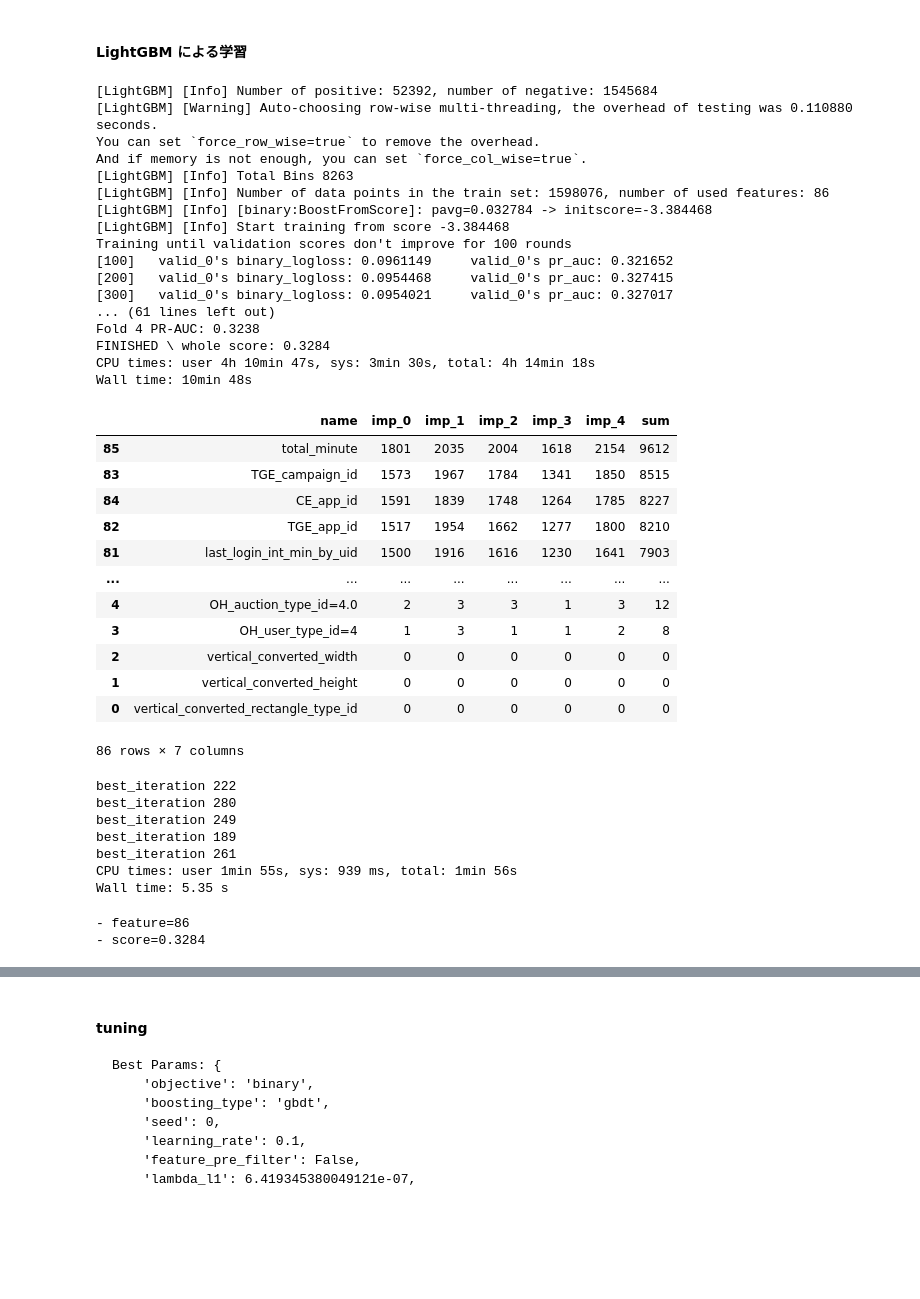
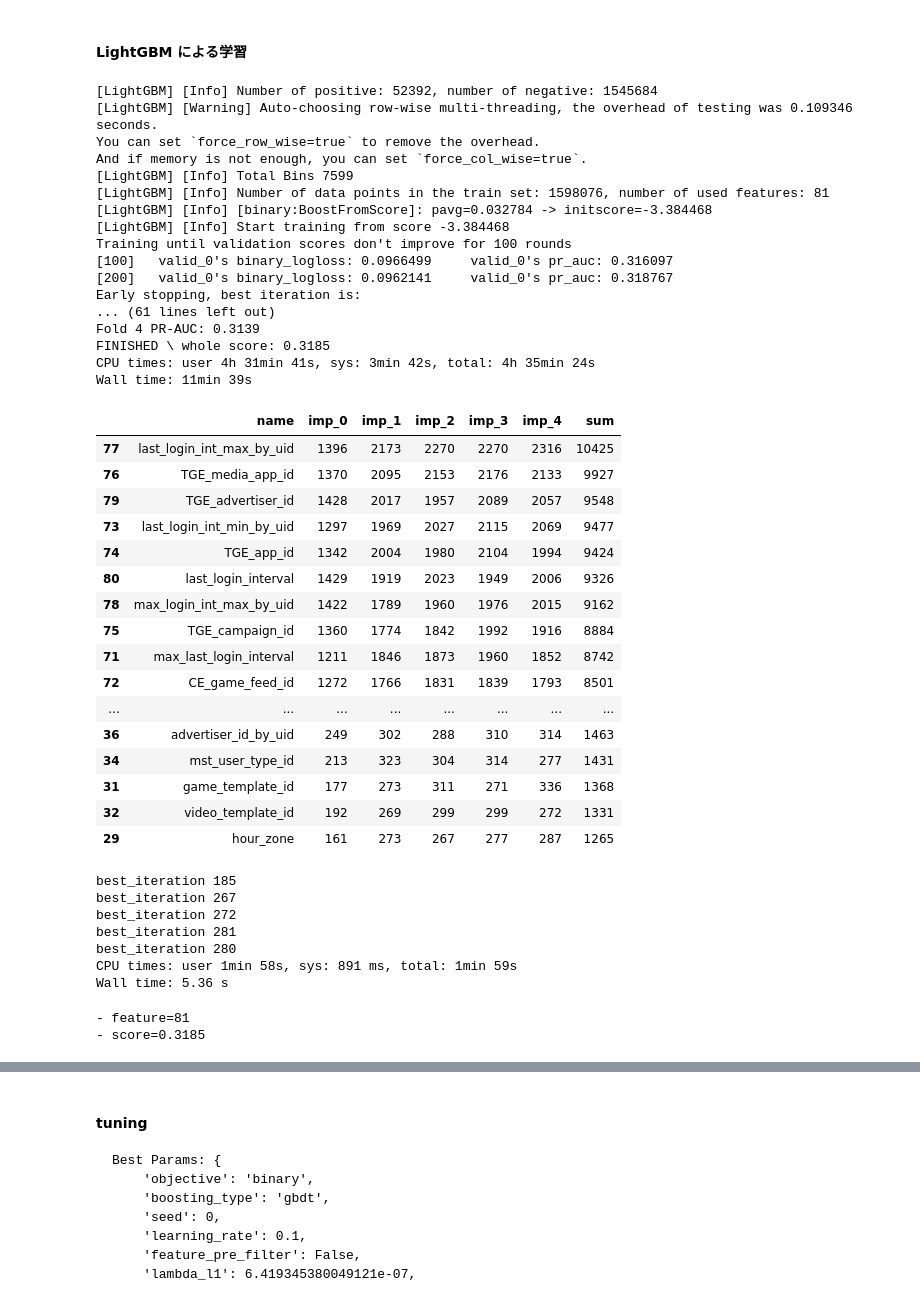
Before and after one commit to yumehara/atmacup7, a Jupyter notebook: notebook/Simple_modeling.ipynb, the cells around one changed output, grey strips where cells are left out. Cells and saved outputs as stored; diff of their text form; code cells hidden in the pictures; blank space fills up the shorter version.

```diff
--- a/notebook/Simple_modeling.ipynb
+++ b/notebook/Simple_modeling.ipynb
@@ -154,8 +154,8 @@ def create_count_encoding_features(input_df, is_test=False):
         'category_id',
         'adnw_id',
         'adspot_id',
-        'app_id',
-        'advertiser_id',
+#         'app_id',
+#         'advertiser_id',
         'uid',
         'game_feed_id'
     ]
@@ -253,9 +243,10 @@ def create_category_features(input_df, is_test=False):
 def create_date_features(input_df, is_test=False):
     date_df = pd.DataFrame(pd.to_datetime(input_df['imp_at'], utc=True))
     date_df['imp_at'] = date_df['imp_at'].dt.tz_convert('Asia/Tokyo')
-    date_df['day'] = date_df['imp_at'].dt.day
+#     date_df['day'] = date_df['imp_at'].dt.day
     date_df['hour'] = date_df['imp_at'].dt.hour
-    date_df['total_minute'] = date_df['imp_at'].dt.hour*60+date_df['imp_at'].dt.minute
+#     date_df['total_minute'] = date_df['imp_at'].dt.hour*60+date_df['imp_at'].dt.minute
+    date_df['hour_zone'] = pd.cut(date_df['hour'].values, bins=[-np.inf, 6, 12, 18, np.inf]).codes
     date_df['dayofweek'] = date_df['imp_at'].dt.dayofweek
     date_df.drop(columns=['imp_at'], inplace=True)
     return date_df
@@ -330,7 +321,6 @@ def create_gamefeed_features(input_df, is_test=False):
 # %%
 processors = [
     create_continuous_features,
-    create_category_features,
     create_label_encoding_features,
     create_date_features,
     create_campaign_features,
@@ -458,22 +448,22 @@ def tuning_lgbm(X, y, cv, params, verbose=100):
 oof, models, score = train_lgbm(train_feat_df, y, cv, params=lgbm_param)
 # %% [output]
 [LightGBM] [Info] Number of positive: 52392, number of negative: 1545684
-[LightGBM] [Warning] Auto-choosing row-wise multi-threading, the overhead of testing was 0.110880 seconds.
+[LightGBM] [Warning] Auto-choosing row-wise multi-threading, the overhead of testing was 0.109346 seconds.
 You can set `force_row_wise=true` to remove the overhead.
 And if memory is not enough, you can set `force_col_wise=true`.
-[LightGBM] [Info] Total Bins 8263
-[LightGBM] [Info] Number of data points in the train set: 1598076, number of used features: 86
+[LightGBM] [Info] Total Bins 7599
+[LightGBM] [Info] Number of data points in the train set: 1598076, number of used features: 81
 [LightGBM] [Info] [binary:BoostFromScore]: pavg=0.032784 -> initscore=-3.384468
 [LightGBM] [Info] Start training from score -3.384468
 Training until validation scores don't improve for 100 rounds
-[100]   valid_0's binary_logloss: 0.0961149     valid_0's pr_auc: 0.321652
-[200]   valid_0's binary_logloss: 0.0954468     valid_0's pr_auc: 0.327415
-[300]   valid_0's binary_logloss: 0.0954021     valid_0's pr_auc: 0.327017
+[100]   valid_0's binary_logloss: 0.0966499     valid_0's pr_auc: 0.316097
+[200]   valid_0's binary_logloss: 0.0962141     valid_0's pr_auc: 0.318767
+Early stopping, best iteration is:
 ... (61 lines left out)
-Fold 4 PR-AUC: 0.3238
-FINISHED \ whole score: 0.3284
-CPU times: user 4h 10min 47s, sys: 3min 30s, total: 4h 14min 18s
-Wall time: 10min 48s
+Fold 4 PR-AUC: 0.3139
+FINISHED \ whole score: 0.3185
+CPU times: user 4h 31min 41s, sys: 3min 42s, total: 4h 35min 24s
+Wall time: 11min 39s
 # %%
 def feat_imp(model):
     fi = model.feature_importance()
@@ -492,21 +482,25 @@ def feature_importance(models):
     fi['sum'] = fi.sum(axis=1)
     return fi.sort_values(['sum'], ascending=False)
 # %%
-feature_importance(models)
+feature_importance(models).head(50)
 # %% [output]
 |  | name | imp_0 | imp_1 | imp_2 | imp_3 | imp_4 | sum |
-| 85 | total_minute | 1801 | 2035 | 2004 | 1618 | 2154 | 9612 |
-| 83 | TGE_campaign_id | 1573 | 1967 | 1784 | 1341 | 1850 | 8515 |
-| 84 | CE_app_id | 1591 | 1839 | 1748 | 1264 | 1785 | 8227 |
-| 82 | TGE_app_id | 1517 | 1954 | 1662 | 1277 | 1800 | 8210 |
-| 81 | last_login_int_min_by_uid | 1500 | 1916 | 1616 | 1230 | 1641 | 7903 |
+| 77 | last_login_int_max_by_uid | 1396 | 2173 | 2270 | 2270 | 2316 | 10425 |
+| 76 | TGE_media_app_id | 1370 | 2095 | 2153 | 2176 | 2133 | 9927 |
+| 79 | TGE_advertiser_id | 1428 | 2017 | 1957 | 2089 | 2057 | 9548 |
+| 73 | last_login_int_min_by_uid | 1297 | 1969 | 2027 | 2115 | 2069 | 9477 |
+| 74 | TGE_app_id | 1342 | 2004 | 1980 | 2104 | 1994 | 9424 |
+| 80 | last_login_interval | 1429 | 1919 | 2023 | 1949 | 2006 | 9326 |
+| 78 | max_login_int_max_by_uid | 1422 | 1789 | 1960 | 1976 | 2015 | 9162 |
+| 75 | TGE_campaign_id | 1360 | 1774 | 1842 | 1992 | 1916 | 8884 |
+| 71 | max_last_login_interval | 1211 | 1846 | 1873 | 1960 | 1852 | 8742 |
+| 72 | CE_game_feed_id | 1272 | 1766 | 1831 | 1839 | 1793 | 8501 |
 | ... | ... | ... | ... | ... | ... | ... | ... |
-| 4 | OH_auction_type_id=4.0 | 2 | 3 | 3 | 1 | 3 | 12 |
-| 3 | OH_user_type_id=4 | 1 | 3 | 1 | 1 | 2 | 8 |
-| 2 | vertical_converted_width | 0 | 0 | 0 | 0 | 0 | 0 |
-| 1 | vertical_converted_height | 0 | 0 | 0 | 0 | 0 | 0 |
-| 0 | vertical_converted_rectangle_type_id | 0 | 0 | 0 | 0 | 0 | 0 |
+| 36 | advertiser_id_by_uid | 249 | 302 | 288 | 310 | 314 | 1463 |
+| 34 | mst_user_type_id | 213 | 323 | 304 | 314 | 277 | 1431 |
+| 31 | game_template_id | 177 | 273 | 311 | 271 | 336 | 1368 |
+| 32 | video_template_id | 192 | 269 | 299 | 299 | 272 | 1331 |
+| 29 | hour_zone | 161 | 273 | 267 | 277 | 287 | 1265 |
-86 rows × 7 columns
 # %%
 %%time
 pred_list = []
@@ -517,13 +511,13 @@ for model in models:
 
 pred = np.mean(pred_list, axis=0)
 # %% [output]
-best_iteration 222
+best_iteration 185
+best_iteration 267
+best_iteration 272
+best_iteration 281
 best_iteration 280
-best_iteration 249
-best_iteration 189
-best_iteration 261
-CPU times: user 1min 55s, sys: 939 ms, total: 1min 56s
-Wall time: 5.35 s
+CPU times: user 1min 58s, sys: 891 ms, total: 1min 59s
+Wall time: 5.36 s
 # %%
 assert len(pred) == len(test_df)
 # %%
@@ -533,6 +527,6 @@ sub_df.to_csv(os.path.join(OUTPUT_DIR, 'submission.csv'), index=False)
 print('- feature={}'.format(feature_count))
 print('- score={:.4f}'.format(score))
 # %% [output]
-- feature=86
-- score=0.3284
+- feature=81
+- score=0.3185
 # %% [markdown]
```
Also changed, not shown: parts of 5 cells of this notebook, 1 other file.
